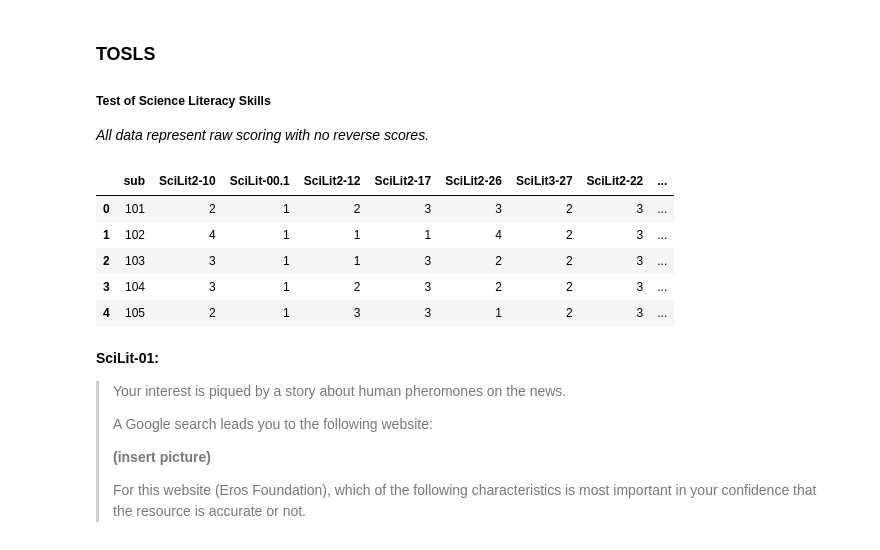
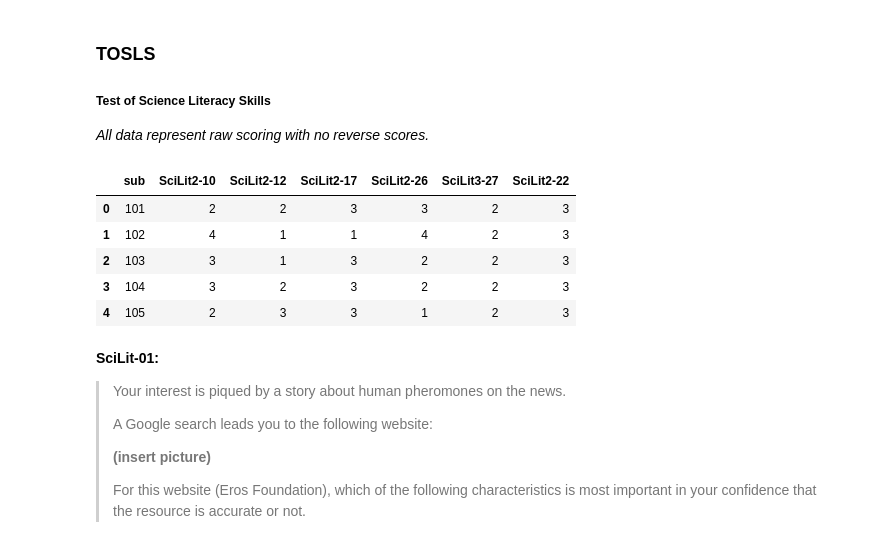
Before and after one commit to lighthall-lab/scilearn, a Jupyter notebook: 0.4.join_subject_level.ipynb, the cells around one changed output. Cells and saved outputs as stored; diff of their text form; code cells hidden in the pictures.

```diff
--- a/0.4.join_subject_level.ipynb
+++ b/0.4.join_subject_level.ipynb
@@ -304,16 +327,15 @@ scitude_df.head()
 *All data represent raw scoring with no reverse scores.*
 # %%
 sciLit_df = frames[3][['sub']+[c for c in frames[3].columns if c.startswith('SciLit')]]
-sciLit_df = sciLit_df.drop(columns='SciLit-00')
-sciLit_df = sum_subscale(sciLit_df,'SciLit')
+sciLit_df = sciLit_df.drop(columns=['SciLit-00','SciLit-00.1'])
 sciLit_df.head()
 # %% [output]
-|  | sub | SciLit2-10 | SciLit-00.1 | SciLit2-12 | SciLit2-17 | SciLit2-26 | SciLit3-27 | SciLit2-22 | ... |
-| 0 | 101 | 2 | 1 | 2 | 3 | 3 | 2 | 3 | ... |
-| 1 | 102 | 4 | 1 | 1 | 1 | 4 | 2 | 3 | ... |
-| 2 | 103 | 3 | 1 | 1 | 3 | 2 | 2 | 3 | ... |
-| 3 | 104 | 3 | 1 | 2 | 3 | 2 | 2 | 3 | ... |
-| 4 | 105 | 2 | 1 | 3 | 3 | 1 | 2 | 3 | ... |
+|  | sub | SciLit2-10 | SciLit2-12 | SciLit2-17 | SciLit2-26 | SciLit3-27 | SciLit2-22 |
+| 0 | 101 | 2 | 2 | 3 | 3 | 2 | 3 |
+| 1 | 102 | 4 | 1 | 1 | 4 | 2 | 3 |
+| 2 | 103 | 3 | 1 | 3 | 2 | 2 | 3 |
+| 3 | 104 | 3 | 2 | 3 | 2 | 2 | 3 |
+| 4 | 105 | 2 | 3 | 3 | 1 | 2 | 3 |
 # %% [markdown]
 **SciLit-01:**
 >Your interest is piqued by a story about human pheromones on the news.
```
Also changed, not shown: parts of 20 cells of this notebook.
